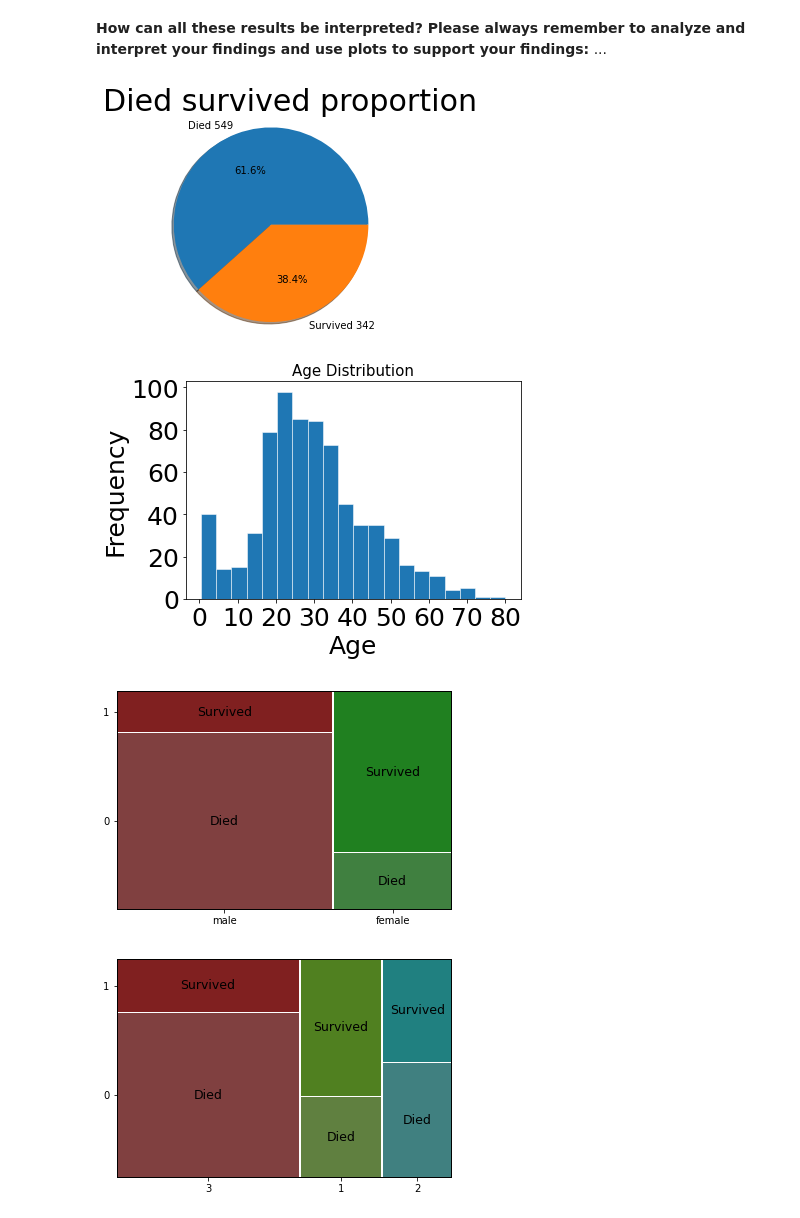
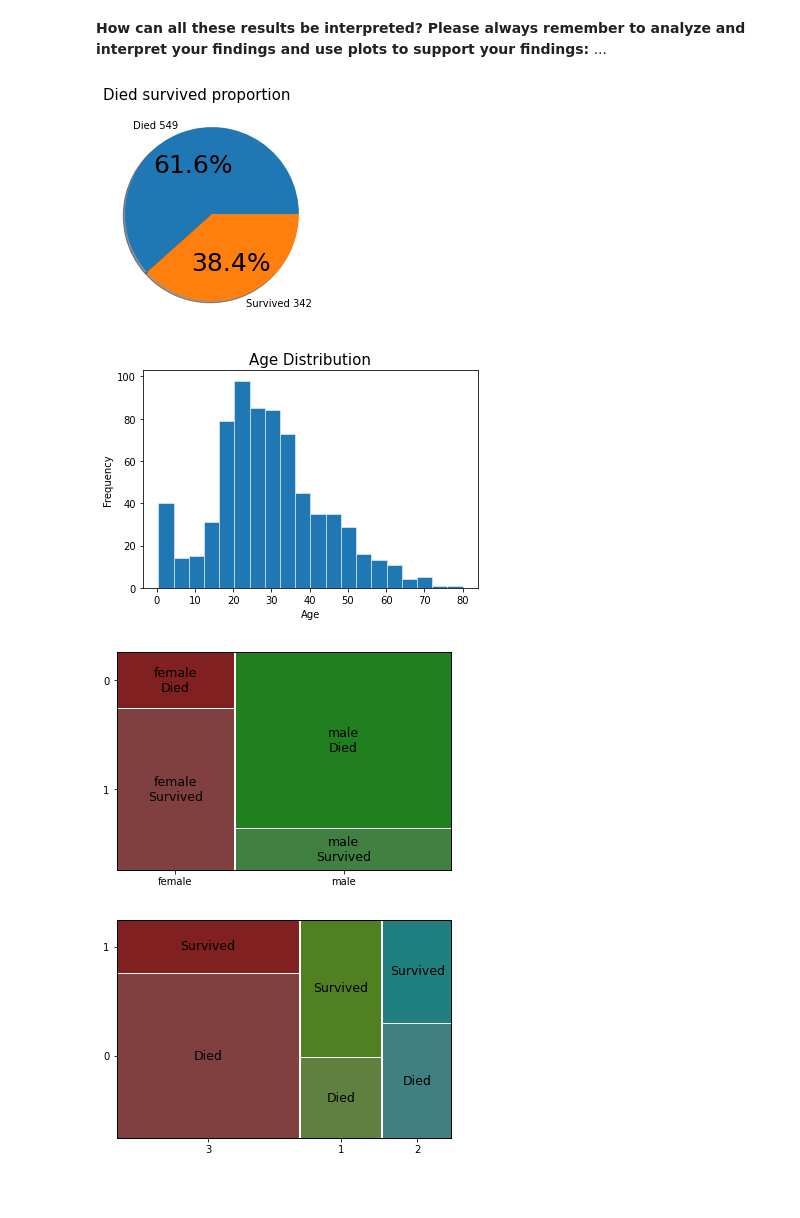
Before and after one commit to baaponter/AlgorithmsUN2022II, a Jupyter notebook: Quiz3/baaponter_Quiz3.ipynb, the cells around one changed output. Drawn from its saved outputs; the diff is of its cells as text; code cells hidden in the pictures; blank space fills up the shorter version.

```diff
--- a/Quiz3/baaponter_Quiz3.ipynb
+++ b/Quiz3/baaponter_Quiz3.ipynb
@@ -574,37 +588,32 @@ The output of the above cell should be:
 # %%
 import matplotlib.pyplot as plt
 
 supervivency = titanic.groupby("Survived").size()
 fig1, ax1 = plt.subplots()
 
 labels = [f"Died {supervivency.iloc[0]}", f"Survived {supervivency.iloc[1]}"]
 
 ax1.pie(supervivency, autopct='%1.1f%%', labels=labels, shadow=True, )
-plt.rc('font', size=25)
-ax1.axis('equal')
 plt.title("Died survived proportion", loc="left");
 # %% [output]
-[figure, old version]
+[figure, new version]
 # %%
 plt.hist(titanic['Age'], bins=20, edgecolor='white', linewidth=0.5)
-plt.rc('axes', titlesize=15)
-plt.rc('axes', labelsize=10)
-plt.rc('xtick', labelsize=10)
-plt.rc('ytick', labelsize=10)
 plt.title('Age Distribution')
 plt.xlabel('Age', )
 plt.ylabel('Frequency');
 # %% [output]
-[figure, old version]
+[figure, new version]
 # %%
 from statsmodels.graphics.mosaicplot import mosaic
 
 plt.rc('font', size=15)
 plt.show()
-labelizer = lambda k: {('male','0'): 'Died',('male','1'): 'Survived', ('female','0'): 'Died', ('female','1'): 'Survived'}[k]
-mosaic(titanic, index=['Sex', 'Survived'],labelizer=labelizer);
+labelizer = lambda k: {('male','0'): 'male\nDied',('male','1'): 'male\nSurvived', ('female','0'): 'female\nDied', ('female','1'): 'female\nSurvived'}[k]
+mosaic(titanic.sort_values('Sex'), index=['Sex', 'Survived'],labelizer=labelizer);
+data = titanic["Survived"].value_counts().rename(index={0:'Died',1:'Survived'})
 # %% [output]
-[figure, old version]
+[figure, new version]
 # %%
 from statsmodels.graphics.mosaicplot import mosaic
 
```
Also changed, not shown: parts of 8 cells of this notebook.
